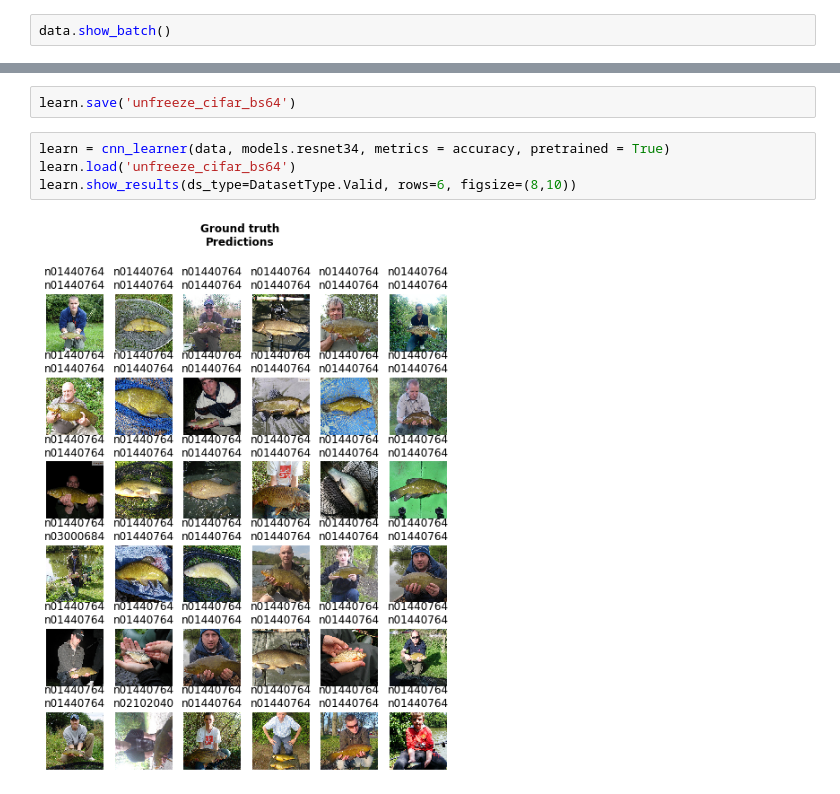
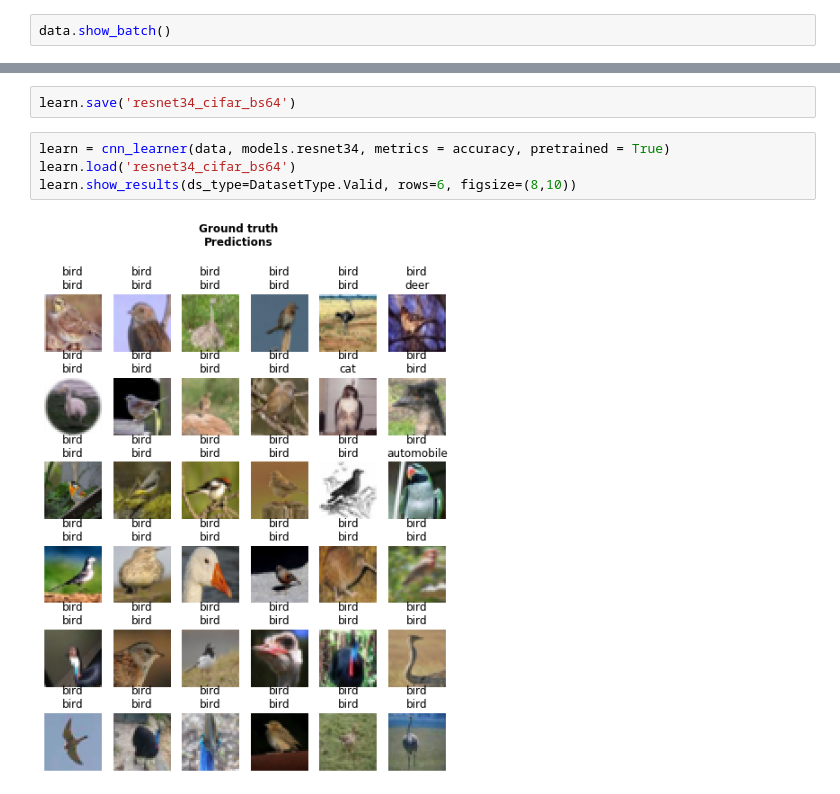
Before and after one commit to IvLabs/stagewise-knowledge-distillation, a Jupyter notebook: notebooks/resnet34_pretraining_cifar.ipynb, the cells around one changed output, grey strips where cells are left out. Drawn from its saved outputs; the diff is of its cells as text.

```diff
--- a/notebooks/resnet34_pretraining_cifar.ipynb
+++ b/notebooks/resnet34_pretraining_cifar.ipynb
@@ -67,8 +63,8 @@ Better model found at epoch 7 with accuracy value: 0.8309000134468079.
 # %%
-learn.save('unfreeze_cifar_bs64')
+learn.save('resnet34_cifar_bs64')
 # %%
 learn = cnn_learner(data, models.resnet34, metrics = accuracy, pretrained = True)
-learn.load('unfreeze_cifar_bs64')
+learn.load('resnet34_cifar_bs64')
 learn.show_results(ds_type=DatasetType.Valid, rows=6, figsize=(8,10))
 # %% [output]
-[figure, old version]
+[figure, new version]
```
Also changed, not shown: parts of 2 cells of this notebook, 6 other files.
